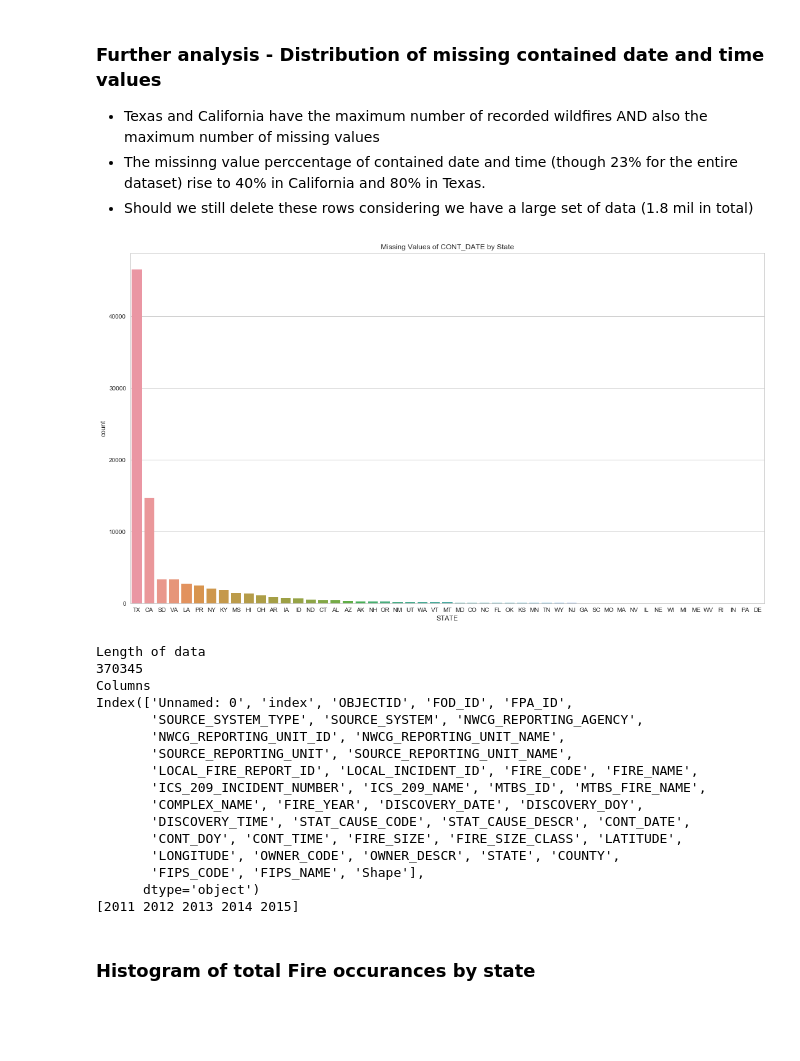
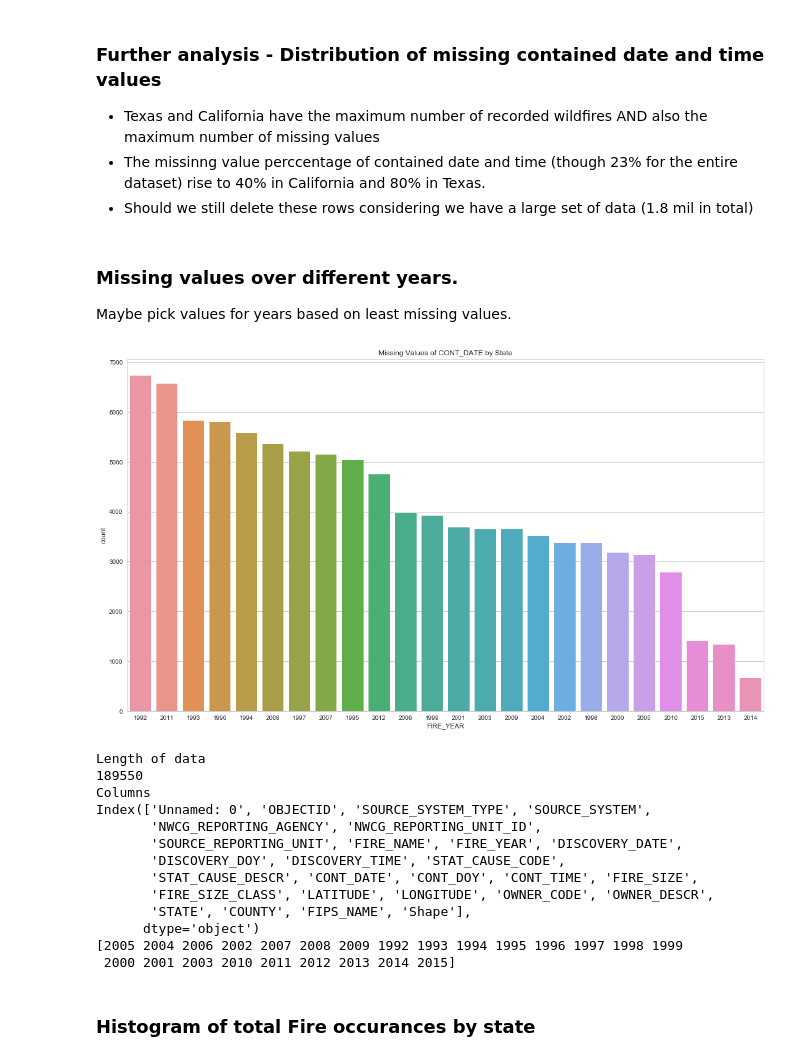
Before and after one commit to sjhangiani12/info370-final-project, a Jupyter notebook: Data Prep.ipynb, the cells around one changed output. Saved outputs shown, nothing was run; the diff lists cells and outputs as text; code cells hidden in the pictures; blank space fills up the shorter version.

Commit message:
add california only data

```diff
--- a/Data Prep.ipynb
+++ b/Data Prep.ipynb
@@ -21,7 +20,7 @@ import seaborn as sns
 # fires = pd.read_sql_query("SELECT * FROM fires", conn)
 # %%
 # read the subset data
-fires = pd.read_csv('data/2011_2015_fires.csv')
+fires = pd.read_csv('data/california_fires.csv')
 # %% [markdown]
 ### Missing Values
 # %%
@@ -93,9 +87,17 @@ fires.drop(columns=['LOCAL_FIRE_REPORT_ID', 'FIRE_CODE', 'MTBS_ID', 'MTBS_FIRE_N
 no_time_fires = fires[fires['CONT_TIME'].isnull()]
 no_date_fires = fires[fires['CONT_DATE'].isnull()]
 # %%
-sns.set(style="whitegrid")
-g = sns.countplot(pd.Series(no_date_fires.STATE), order = pd.Series(no_date_fires.STATE).value_counts().index).set_title('Missing Values of CONT_DATE by State')
-g.figure.set_size_inches(18.5, 10.5)
-sns.plt.show()
+# sns.set(style="whitegrid")
+# g = sns.countplot(pd.Series(no_date_fires.STATE), order = pd.Series(no_date_fires.STATE).value_counts().index).set_title('Missing Values of CONT_DATE by State')
+# g.figure.set_size_inches(18.5, 10.5)
+# sns.plt.show()
-# %% [output]
-[figure, removed]
+# %% [markdown]
+### Missing values over different years.
+Maybe pick values for years based on least missing values.
+# %%
+sns.set(style="whitegrid")
+g = sns.countplot(pd.Series(no_date_fires.FIRE_YEAR), order = pd.Series(no_date_fires.FIRE_YEAR).value_counts().index).set_title('Missing Values of CONT_DATE by State')
+g.figure.set_size_inches(18.5, 10.5)
+sns.plt.show()
+# %% [output]
+[figure, added]
@@ -109,21 +116,18 @@ fires.head()
 print(fires.FIRE_YEAR.unique())
 # %% [output]
 Length of data
-370345
+189550
 Columns
-Index(['Unnamed: 0', 'index', 'OBJECTID', 'FOD_ID', 'FPA_ID',
-       'SOURCE_SYSTEM_TYPE', 'SOURCE_SYSTEM', 'NWCG_REPORTING_AGENCY',
-       'NWCG_REPORTING_UNIT_ID', 'NWCG_REPORTING_UNIT_NAME',
-       'SOURCE_REPORTING_UNIT', 'SOURCE_REPORTING_UNIT_NAME',
-       'LOCAL_FIRE_REPORT_ID', 'LOCAL_INCIDENT_ID', 'FIRE_CODE', 'FIRE_NAME',
-       'ICS_209_INCIDENT_NUMBER', 'ICS_209_NAME', 'MTBS_ID', 'MTBS_FIRE_NAME',
-       'COMPLEX_NAME', 'FIRE_YEAR', 'DISCOVERY_DATE', 'DISCOVERY_DOY',
-       'DISCOVERY_TIME', 'STAT_CAUSE_CODE', 'STAT_CAUSE_DESCR', 'CONT_DATE',
-       'CONT_DOY', 'CONT_TIME', 'FIRE_SIZE', 'FIRE_SIZE_CLASS', 'LATITUDE',
-       'LONGITUDE', 'OWNER_CODE', 'OWNER_DESCR', 'STATE', 'COUNTY',
-       'FIPS_CODE', 'FIPS_NAME', 'Shape'],
+Index(['Unnamed: 0', 'OBJECTID', 'SOURCE_SYSTEM_TYPE', 'SOURCE_SYSTEM',
+       'NWCG_REPORTING_AGENCY', 'NWCG_REPORTING_UNIT_ID',
+       'SOURCE_REPORTING_UNIT', 'FIRE_NAME', 'FIRE_YEAR', 'DISCOVERY_DATE',
+       'DISCOVERY_DOY', 'DISCOVERY_TIME', 'STAT_CAUSE_CODE',
+       'STAT_CAUSE_DESCR', 'CONT_DATE', 'CONT_DOY', 'CONT_TIME', 'FIRE_SIZE',
+       'FIRE_SIZE_CLASS', 'LATITUDE', 'LONGITUDE', 'OWNER_CODE', 'OWNER_DESCR',
+       'STATE', 'COUNTY', 'FIPS_NAME', 'Shape'],
       dtype='object')
-[2011 2012 2013 2014 2015]
+[2005 2004 2006 2002 2007 2008 2009 1992 1993 1994 1995 1996 1997 1998 1999
+ 2000 2001 2003 2010 2011 2012 2013 2014 2015]
 # %% [markdown]
 ### Histogram of total Fire occurances by state
 # %%
```
Also changed, not shown: parts of 6 cells of this notebook, 2 other files.
